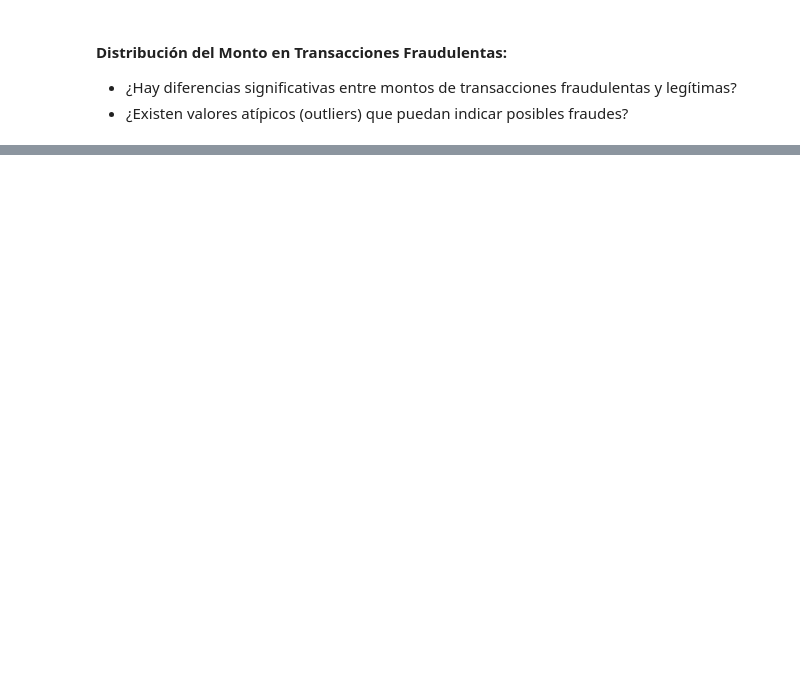
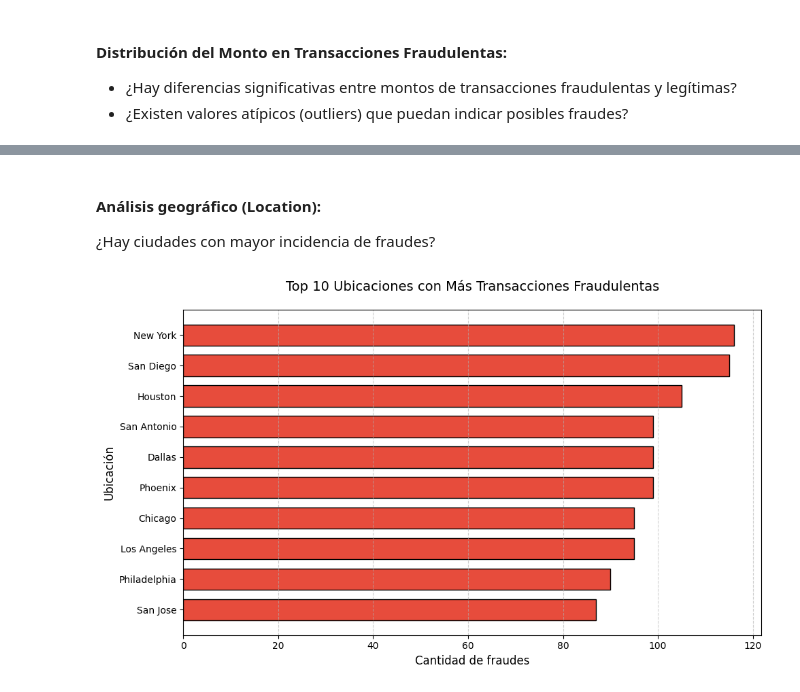
Before and after one commit to angemaria25/credit-card-fraud-detection, a Jupyter notebook: main.ipynb, the cells around one changed output, grey strips where cells are left out. Cells and saved outputs as stored; diff of their text form; code cells hidden in the pictures; blank space fills up the shorter version.

```diff
--- a/main.ipynb
+++ b/main.ipynb
@@ -315,0 +231,22 @@ Estas son las características básicas de la selección de modelos:
+# %% [markdown]
+#### Análisis geográfico (Location):
+¿Hay ciudades con mayor incidencia de fraudes?
+# %%
+fraud_by_location = data[data['IsFraud'] == 1]['Location'].value_counts().head(10)
+plt.figure(figsize=(10, 6))
+plt.barh(
+    fraud_by_location.index,
+    fraud_by_location.values,
+    color='#e74c3c',
+    height=0.7,
+    edgecolor='black'
+)
+plt.title('Top 10 Ubicaciones con Más Transacciones Fraudulentas', fontsize=14, pad=20)
+plt.xlabel('Cantidad de fraudes', fontsize=12)
+plt.ylabel('Ubicación', fontsize=12)
+plt.gca().invert_yaxis()
+plt.grid(axis='x', linestyle='--', alpha=0.6)
+plt.tight_layout()
+plt.show()
+# %% [output]
+[figure, added]
```
Also changed, not shown: parts of 67 cells of this notebook.
